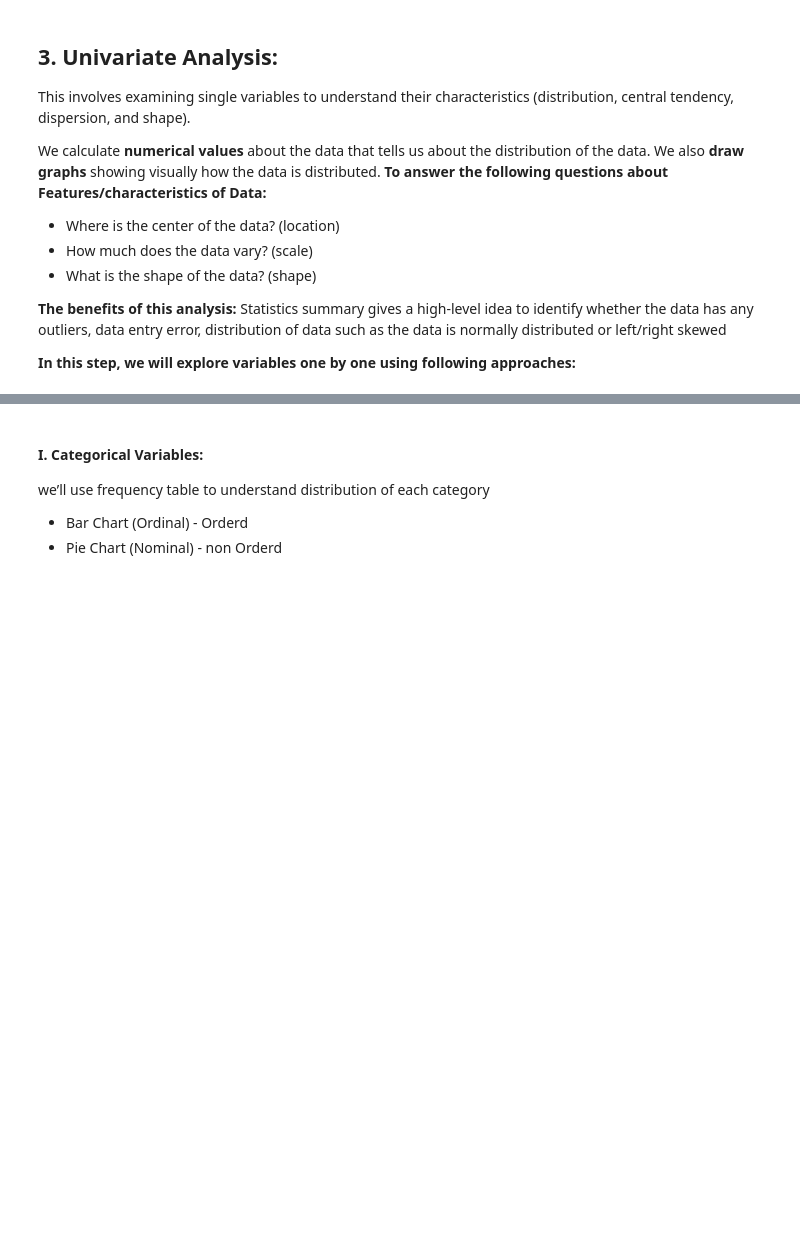
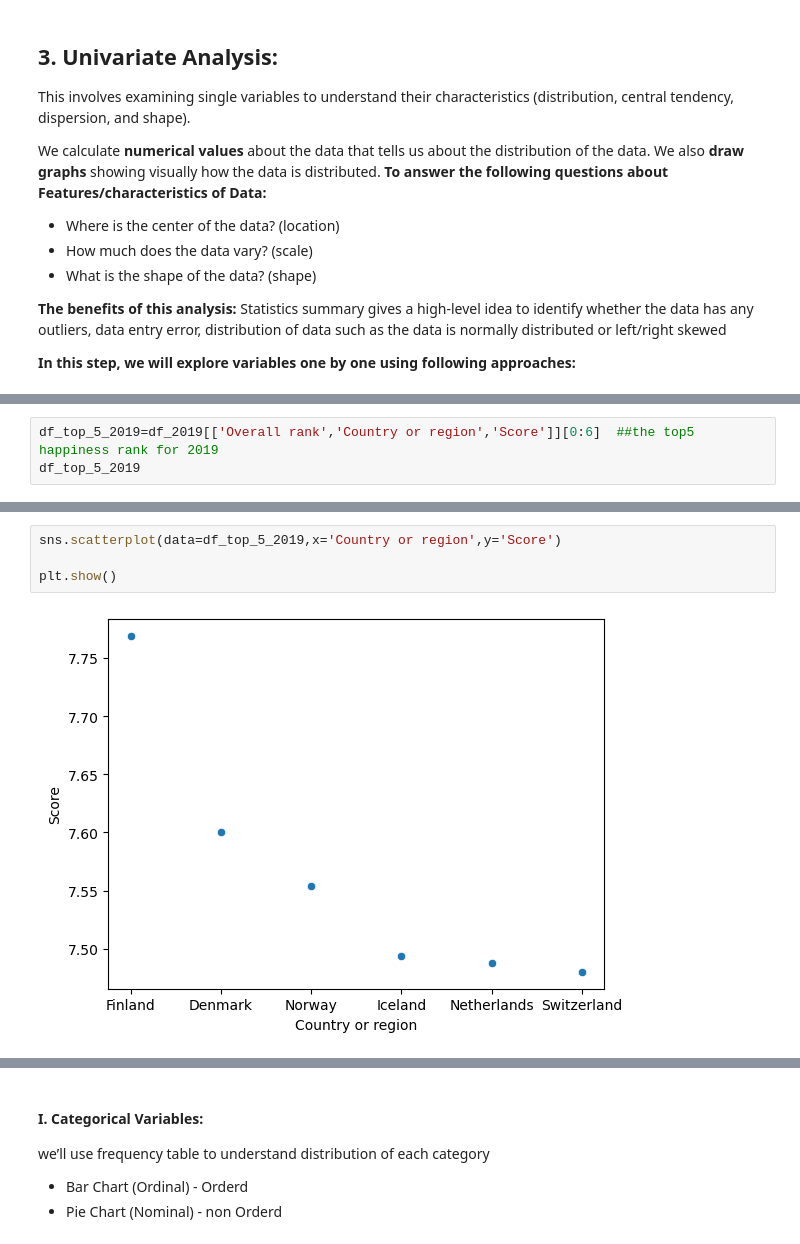
Before and after one commit to kawthar-1411/Usecase-2, a Jupyter notebook: EDA explain template-kawthar.ipynb, the cells around one changed output, grey strips where cells are left out. Drawn from its saved outputs; the diff is of its cells as text; blank space fills up the shorter version.

```diff
--- a/EDA explain template-kawthar.ipynb
+++ b/EDA explain template-kawthar.ipynb
@@ -406,0 +535,3 @@ Method to perform uni-variate analysis will depend on whether the variable type
+# %%
+df_top_5_2019=df_2019[['Overall rank','Country or region','Score']][0:6]  ##the top5 happiness rank for 2019
+df_top_5_2019
@@ -406,0 +546,6 @@ Method to perform uni-variate analysis will depend on whether the variable type
+# %%
+sns.scatterplot(data=df_top_5_2019,x='Country or region',y='Score')
+
+plt.show()
+# %% [output]
+[figure, added]
```
Also changed, not shown: parts of 29 cells of this notebook.
